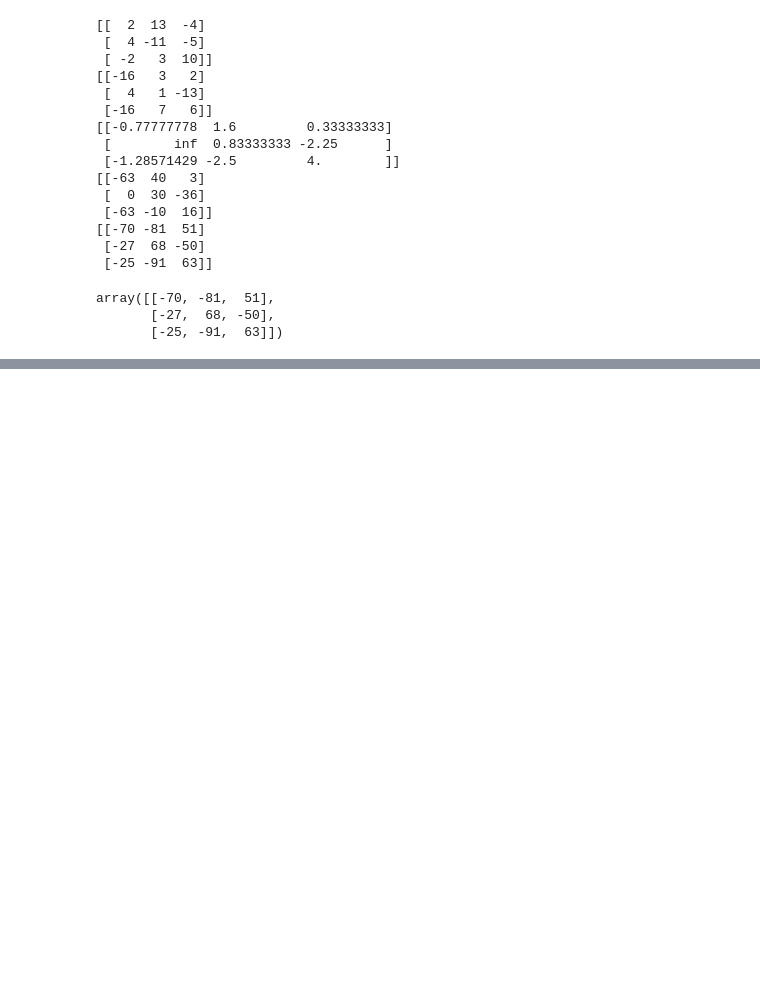
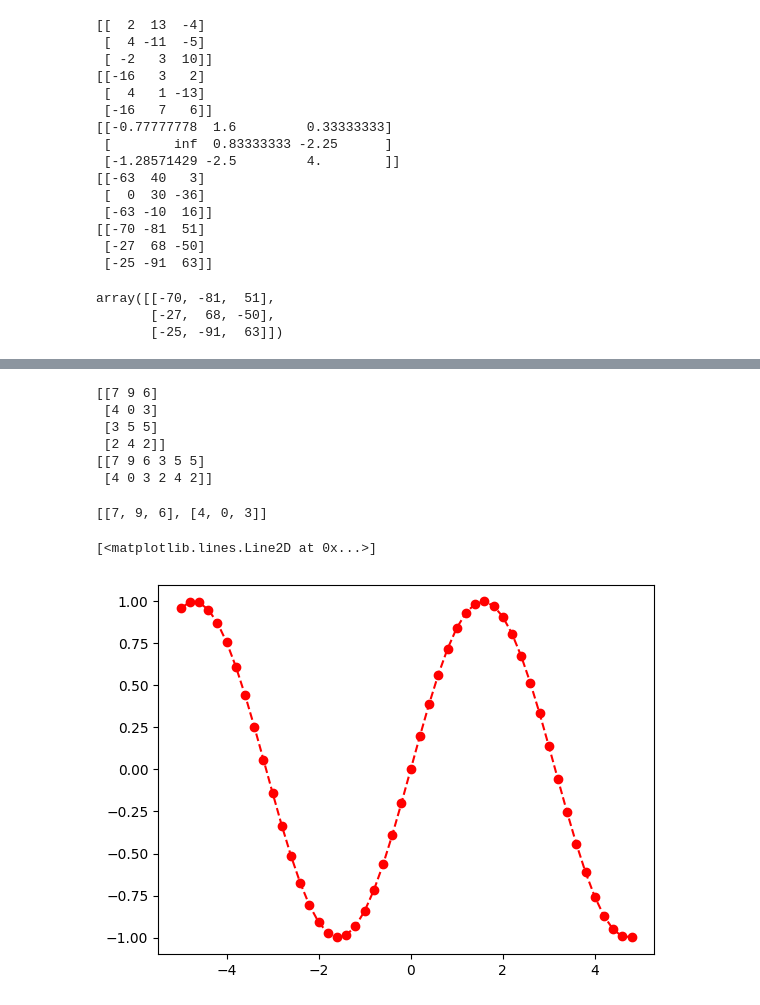
Before and after one commit to namita1005s/digipodium_datascience, a Jupyter notebook: numpy_basics.ipynb, the cells around one changed output, grey strips where cells are left out. Cells and saved outputs as stored; diff of their text form; code cells hidden in the pictures; blank space fills up the shorter version.

```diff
--- a/numpy_basics.ipynb
+++ b/numpy_basics.ipynb
@@ -181,0 +339,20 @@ array([[-70, -81,  51],
+# %%
+#stacking
+a = np.random.randint(0,10,(2,3))
+b = np.random.randint(0,10,(2,3))
+print(np.vstack((a,b)))
+print(np.hstack((a,b)))
+# %% [output]
+[[7 9 6]
+ [4 0 3]
+ [3 5 5]
+ [2 4 2]]
+[[7 9 6 3 5 5]
+ [4 0 3 2 4 2]]
+# %%
+#to list
+print(a.tolist())
+# to a file
+np.savetxt('a.npy',a)
+# %% [output]
+[[7, 9, 6], [4, 0, 3]]
@@ -181,0 +361,7 @@ array([[-70, -81,  51],
+# %%
+t = np.arange(-5, 5, .2)
+s1 = np.sin(t) #sine values of each item
+plt.plot(t, s1, 'ro--') #red dots with dashed lins
+# %% [output]
+[<matplotlib.lines.Line2D at 0x...>]
+[figure, added]
```
Also changed, not shown: parts of 15 cells of this notebook.
